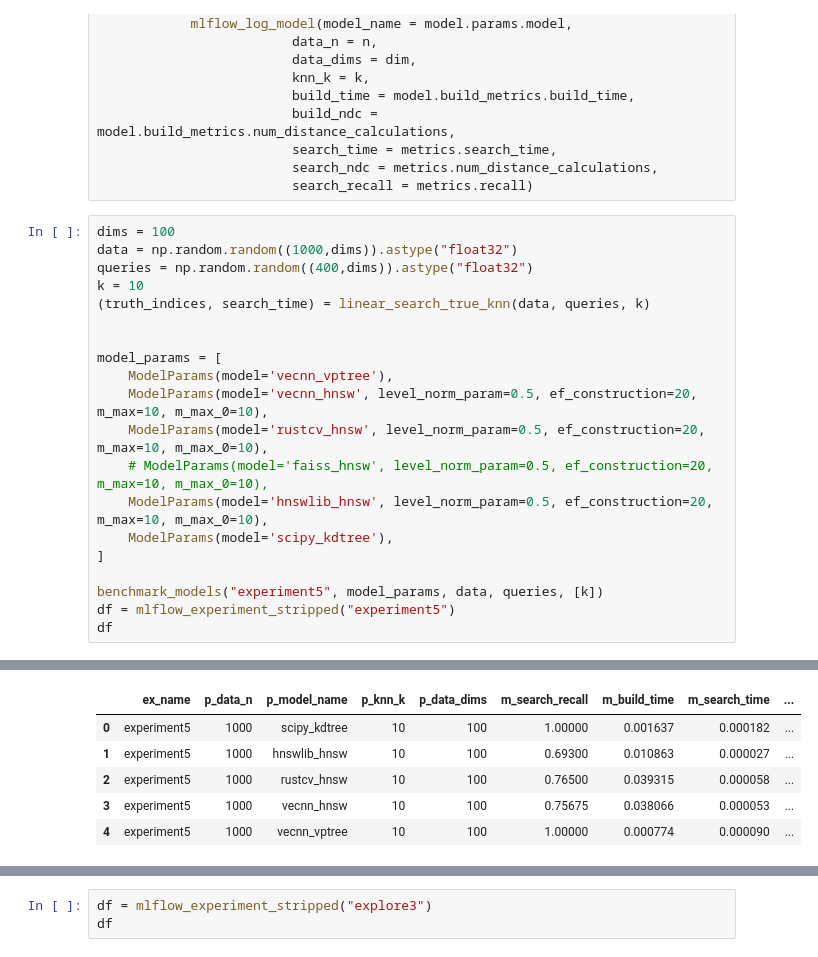
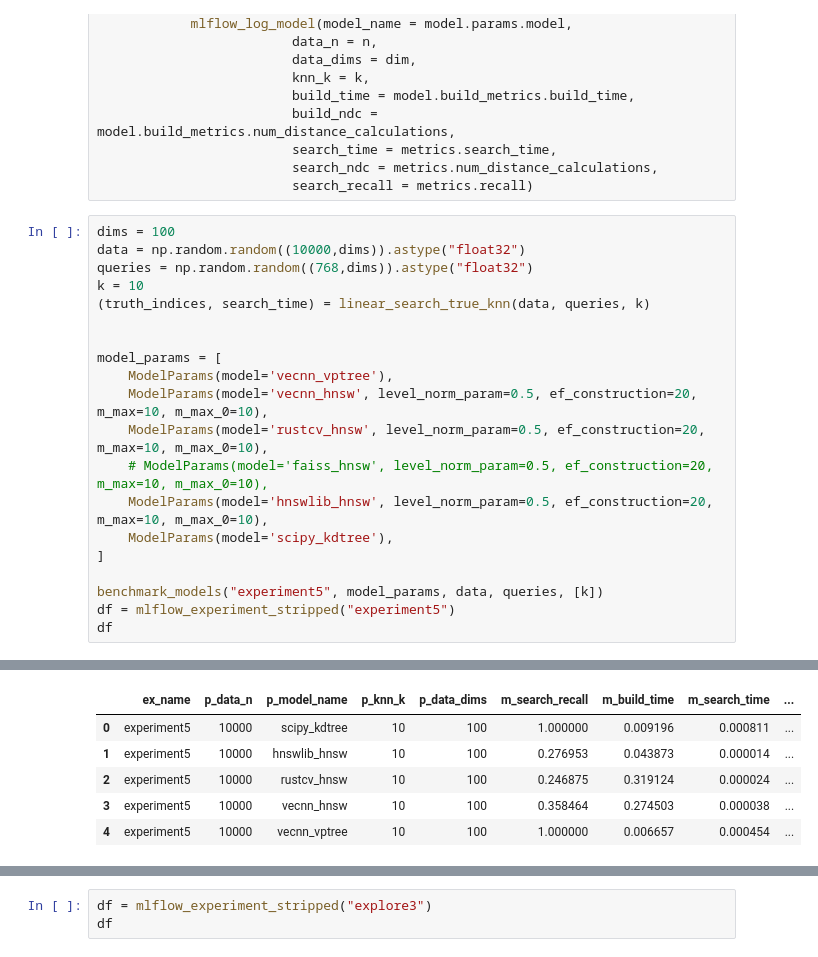
Before and after one commit to tadeohepperle/vecnn, a Jupyter notebook: vecnnpy/scripts/eval_models.ipynb, the cells around one changed output, grey strips where cells are left out. Saved outputs shown, nothing was run; the diff lists cells and outputs as text.

```diff
--- a/vecnnpy/scripts/eval_models.ipynb
+++ b/vecnnpy/scripts/eval_models.ipynb
@@ -312,8 +308,8 @@ def benchmark_models(experiment_name: str, model_params: list[ModelParams], data
                          search_recall = metrics.recall)
 # %%
 dims = 100
-data = np.random.random((1000,dims)).astype("float32")
-queries = np.random.random((400,dims)).astype("float32")
+data = np.random.random((10000,dims)).astype("float32")
+queries = np.random.random((768,dims)).astype("float32")
 k = 10
 (truth_indices, search_time) = linear_search_true_knn(data, queries, k)
 
@@ -335,9 +331,9 @@ df
 |  | ex_name | p_data_n | p_model_name | p_knn_k | p_data_dims | m_search_recall | m_build_time | m_search_time | ... |
-| 0 | experiment5 | 1000 | scipy_kdtree | 10 | 100 | 1.00000 | 0.001637 | 0.000182 | ... |
-| 1 | experiment5 | 1000 | hnswlib_hnsw | 10 | 100 | 0.69300 | 0.010863 | 0.000027 | ... |
-| 2 | experiment5 | 1000 | rustcv_hnsw | 10 | 100 | 0.76500 | 0.039315 | 0.000058 | ... |
-| 3 | experiment5 | 1000 | vecnn_hnsw | 10 | 100 | 0.75675 | 0.038066 | 0.000053 | ... |
-| 4 | experiment5 | 1000 | vecnn_vptree | 10 | 100 | 1.00000 | 0.000774 | 0.000090 | ... |
+| 0 | experiment5 | 10000 | scipy_kdtree | 10 | 100 | 1.000000 | 0.009196 | 0.000811 | ... |
+| 1 | experiment5 | 10000 | hnswlib_hnsw | 10 | 100 | 0.276953 | 0.043873 | 0.000014 | ... |
+| 2 | experiment5 | 10000 | rustcv_hnsw | 10 | 100 | 0.246875 | 0.319124 | 0.000024 | ... |
+| 3 | experiment5 | 10000 | vecnn_hnsw | 10 | 100 | 0.358464 | 0.274503 | 0.000038 | ... |
+| 4 | experiment5 | 10000 | vecnn_vptree | 10 | 100 | 1.000000 | 0.006657 | 0.000454 | ... |
 # %%
 import h5py
 
```
Also changed, not shown: parts of 4 cells of this notebook, 20 other files.
